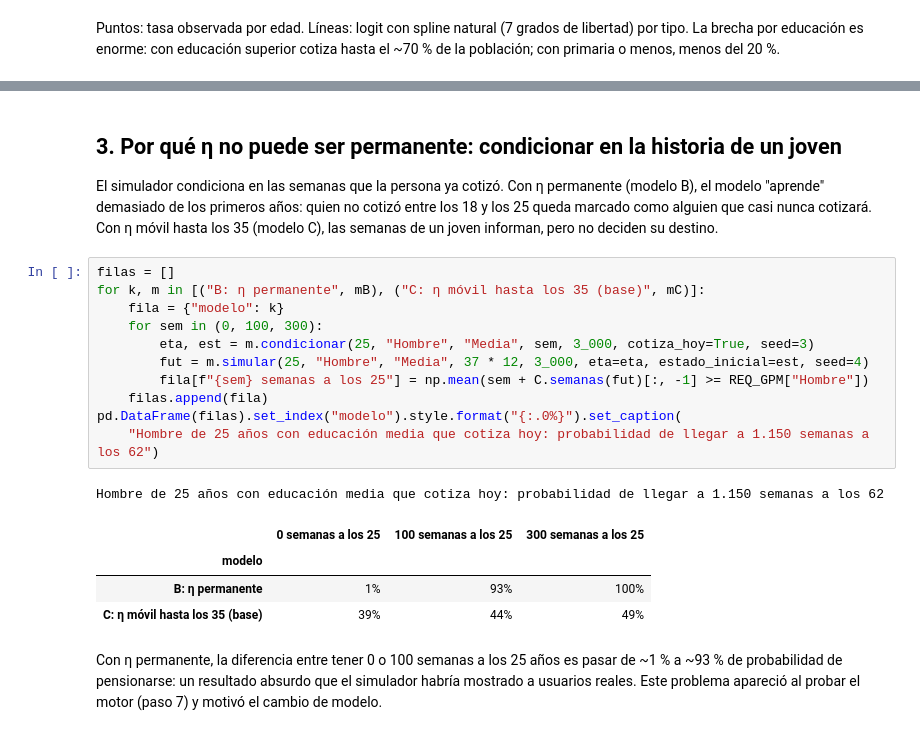
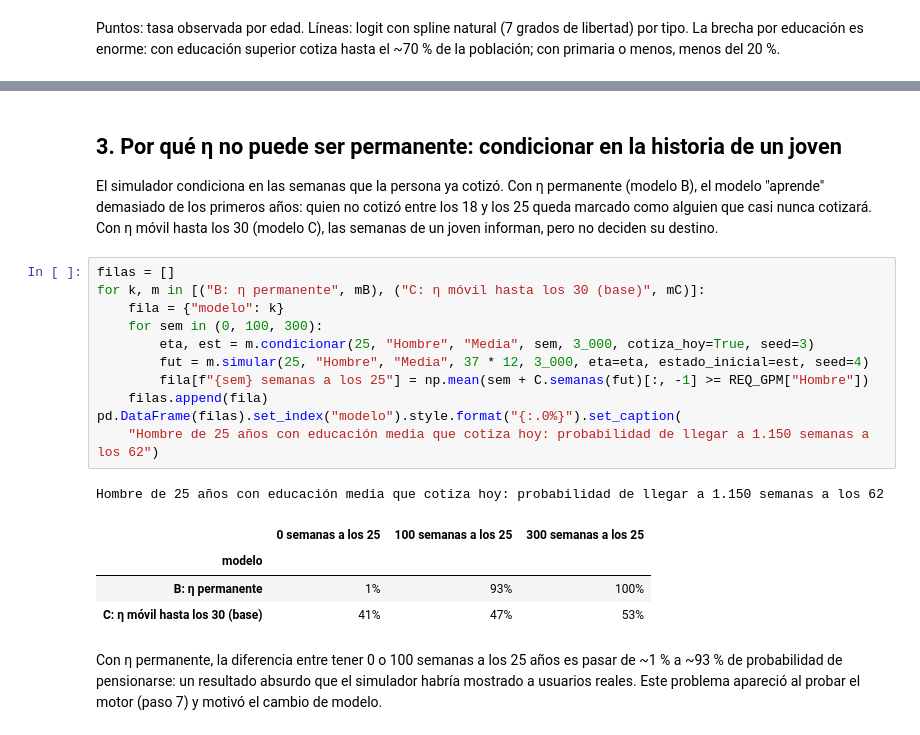
Before and after one commit to IntegralIndefinida/pension-montecarlo, a Jupyter notebook: notebooks/04_cotizacion.ipynb, the cells around one changed output, grey strips where cells are left out. Saved outputs shown, nothing was run; the diff lists cells and outputs as text.

```diff
--- a/notebooks/04_cotizacion.ipynb
+++ b/notebooks/04_cotizacion.ipynb
@@ -136,24 +136,24 @@ plt.show()
 # %% [markdown]
 ## 3. Por qué η no puede ser permanente: condicionar en la historia de un joven
 
-El simulador condiciona en las semanas que la persona ya cotizó. Con η permanente (modelo B), el modelo "aprende" demasiado de los primeros años: quien no cotizó entre los 18 y los 25 queda marcado como alguien que casi nunca cotizará. Con η móvil hasta los 35 (modelo C), las semanas de un joven informan, pero no deciden su destino.
+El simulador condiciona en las semanas que la persona ya cotizó. Con η permanente (modelo B), el modelo "aprende" demasiado de los primeros años: quien no cotizó entre los 18 y los 25 queda marcado como alguien que casi nunca cotizará. Con η móvil hasta los 30 (modelo C), las semanas de un joven informan, pero no deciden su destino.
 # %%
 filas = []
-for k, m in [("B: η permanente", mB), ("C: η móvil hasta los 35 (base)", mC)]:
+for k, m in [("B: η permanente", mB), ("C: η móvil hasta los 30 (base)", mC)]:
     fila = {"modelo": k}
     for sem in (0, 100, 300):
         eta, est = m.condicionar(25, "Hombre", "Media", sem, 3_000, cotiza_hoy=True, seed=3)
         fut = m.simular(25, "Hombre", "Media", 37 * 12, 3_000, eta=eta, estado_inicial=est, seed=4)
         fila[f"{sem} semanas a los 25"] = np.mean(sem + C.semanas(fut)[:, -1] >= REQ_GPM["Hombre"])
     filas.append(fila)
 pd.DataFrame(filas).set_index("modelo").style.format("{:.0%}").set_caption(
     "Hombre de 25 años con educación media que cotiza hoy: probabilidad de llegar a 1.150 semanas a los 62")
 # %% [output]
 Hombre de 25 años con educación media que cotiza hoy: probabilidad de llegar a 1.150 semanas a los 62
 |  | 0 semanas a los 25 | 100 semanas a los 25 | 300 semanas a los 25 |
 | modelo |  |  |  |
 | B: η permanente | 1% | 93% | 100% |
-| C: η móvil hasta los 35 (base) | 39% | 44% | 49% |
+| C: η móvil hasta los 30 (base) | 41% | 47% | 53% |
 # %% [markdown]
 Con η permanente, la diferencia entre tener 0 o 100 semanas a los 25 años es pasar de ~1 % a ~93 % de probabilidad de pensionarse: un resultado absurdo que el simulador habría mostrado a usuarios reales. Este problema apareció al probar el motor (paso 7) y motivó el cambio de modelo.
 # %% [markdown]
```
Also changed, not shown: parts of 16 cells of this notebook, 4 other files.
